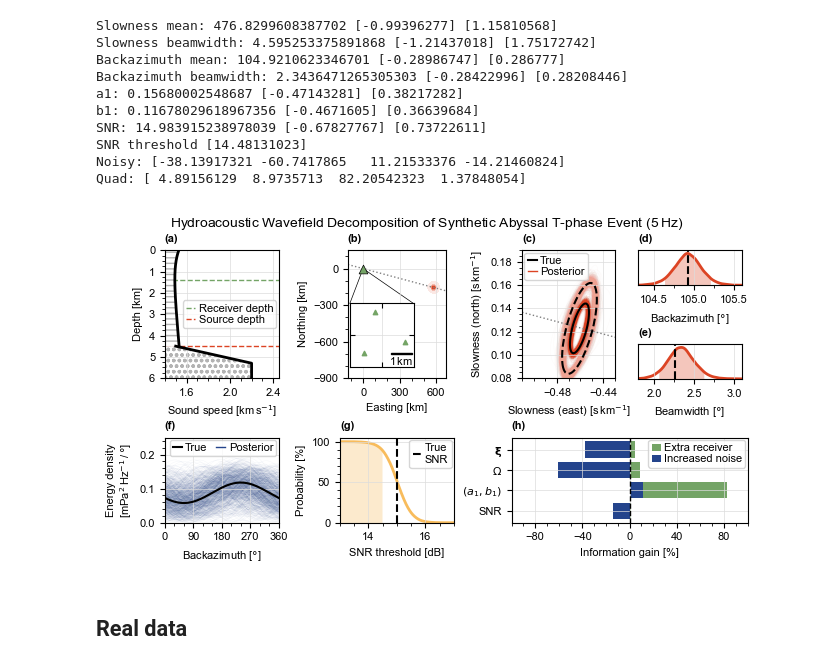
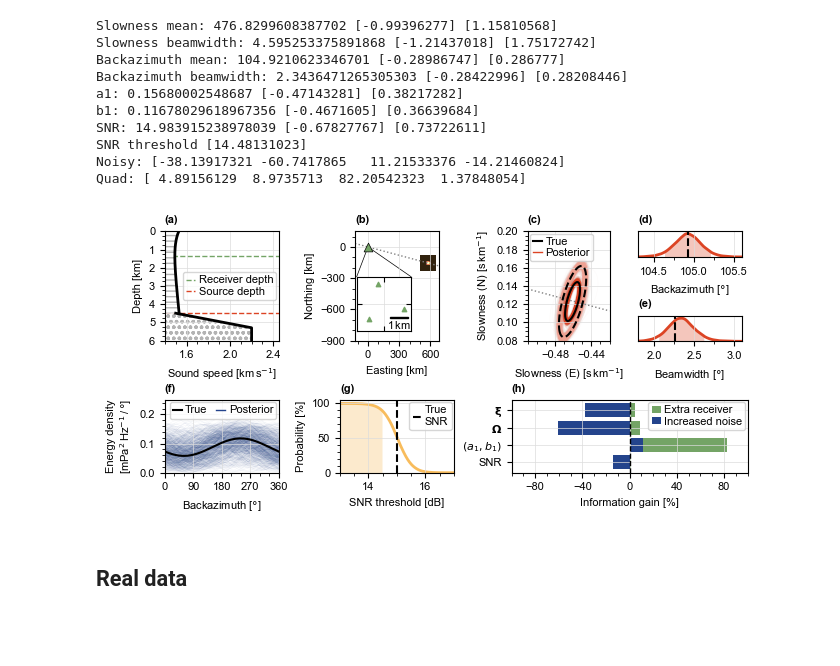
Before and after one commit to Claudia-Elijas/topophone2, a Jupyter notebook: docs/source/examples/figs_JASA-EL.ipynb, the cells around one changed output. Cells and saved outputs as stored; diff of their text form; code cells hidden in the pictures; blank space fills up the shorter version.

```diff
--- a/docs/source/examples/figs_JASA-EL.ipynb
+++ b/docs/source/examples/figs_JASA-EL.ipynb
@@ -195,7 +198,7 @@ Quad: [ 4.89156129  8.9735713  82.20542323  1.37848054]
 
 #__ Figure __
 fig = plt.figure(
-    figsize   = (6.5, 3.5),
+    figsize   = (6.5, 3),
     facecolor = 'white',
     layout    = 'constrained'
 )
@@ -227,7 +230,6 @@ ax_in.set_facecolor('white')
 ax_in.set_aspect('equal')
 
 #__ Labels __
-fig.suptitle(r"Hydroacoustic Wavefield Decomposition of Synthetic Abyssal T-phase Event (5$\,$Hz)", fontsize=large)
 for ax, title, xlab, ylab in zip(axs,
     [
         r"Sound-speed profile", r"Geometry", r"Signal direction",
@@ -235,12 +237,12 @@ for ax, title, xlab, ylab in zip(axs,
         r"Noise direction", r"P$\,$(SNR$\,$>$\,$thresh.)", None
     ],
     [
-        r"Sound speed [km$\,$s$^{-1}$]", r"Easting [km]", r"Slowness (east) [s$\,$km$^{-1}$]",
+        r"Sound speed [km$\,$s$^{-1}$]", r"Easting [km]", r"Slowness (E) [s$\,$km$^{-1}$]",
         r"Backazimuth [$\degree$]", r"Beamwidth [$\degree$]",
         r"Backazimuth [$\degree$]", r"SNR threshold [dB]", r"Information gain [%]"
     ],
     [
-        r"Depth [km]", r"Northing [km]", r"Slowness (north) [s$\,$km$^{-1}$]",
+        r"Depth [km]", r"Northing [km]", r"Slowness (N) [s$\,$km$^{-1}$]",
         None, None,
         "Energy density\n"+r"[mPa$^2$$\,$Hz$^{-1}$$\,$/$\,\degree$]", r"Probability [%]", None
     ]
@@ -252,12 +254,12 @@ for ax, title, xlab, ylab in zip(axs,
 #__ Ticks __
 for ax, xlims, ylims, xticks, yticks in zip(axs,
     [
-        (1.4,2.45), (-125,680), (-0.51,-0.43),
+        (1.4,2.45), (-125,680), (-0.51,-0.42),
         (104.3,105.6), (1.8,3.1),
         (0,360), (13,17), (-100,100)
     ],
     [
-        (6.0,0.0), (-900,150), (0.08,0.19),
+        (6.0,0.0), (-900,150), (0.08,0.20),
         (0.0,2.7), (0.0,2.7),
         (0,0.25), (0,105), None
     ],
@@ -340,7 +342,7 @@ axs[0].legend(fontsize=small, loc='center right', labelspacing=0.1,
 #__ Plot source energy __
 axs[1].contourf(
     1e-3*Xs, 1e-3*Ys, E_src,
-    levels=np.linspace(0.02,0.5,5), cmap=cmap0, extend='max',
+    levels=5, cmap='cmc.lajolla', vmin=0.02, extend='max',
     zorder=1
 )
 
@@ -487,39 +489,39 @@ axs[6].legend(handles=handles, fontsize=small, loc='upper right', labelspacing=0
 
 #__ Labels __
 y      = np.arange(4)[::-1]
-labels = [r"$\mathbf{\xi}$", r"$\Omega$", r"$\left(a_1, b_1\right)$", r"SNR"]
+labels = [r"$\mathbf{\xi}$", r"$\mathbf{\Omega}$", r"$\left(a_1, b_1\right)$", r"SNR"]
 axs[7].set_yticks(y, labels)
 
 #__ Extra receiver __
 axs[7].barh(
     y, rel_IG_rec,
     color=theme[1], label="Extra receiver",
     zorder=1
 )
 
 #__ Noise increase __
 axs[7].barh(
     y, rel_IG_noisy,
     color=theme[2], label="Increased noise",
     zorder=1
 )
 
 #__ Plot neutral __
 axs[7].axvline(0, c='k', ls='--', lw=1.0, zorder=2)
 
 #__ Legend __
 axs[7].legend(fontsize=small, loc='upper right', labelspacing=0.1,
     handlelength=0.8, handleheight=0.6, handletextpad=0.3,
     borderpad=0.3, borderaxespad=0.2)
 
 #__ Spacing __
 fig.get_layout_engine().set(h_pad=0.01, hspace=0.0)
 
 #__ Show figure __
 fig.show()
-fig.savefig('./data/figures/Figure_1.pdf', dpi=300, bbox_inches='tight')
+# fig.savefig('./data/figures/Figure_1.pdf', dpi=300, bbox_inches='tight')
 # %% [output]
-[figure, old version]
+[figure, new version]
 # %% [markdown]
 ## Real data
 # %%
```
Also changed, not shown: parts of 4 cells of this notebook, 1 other file.
